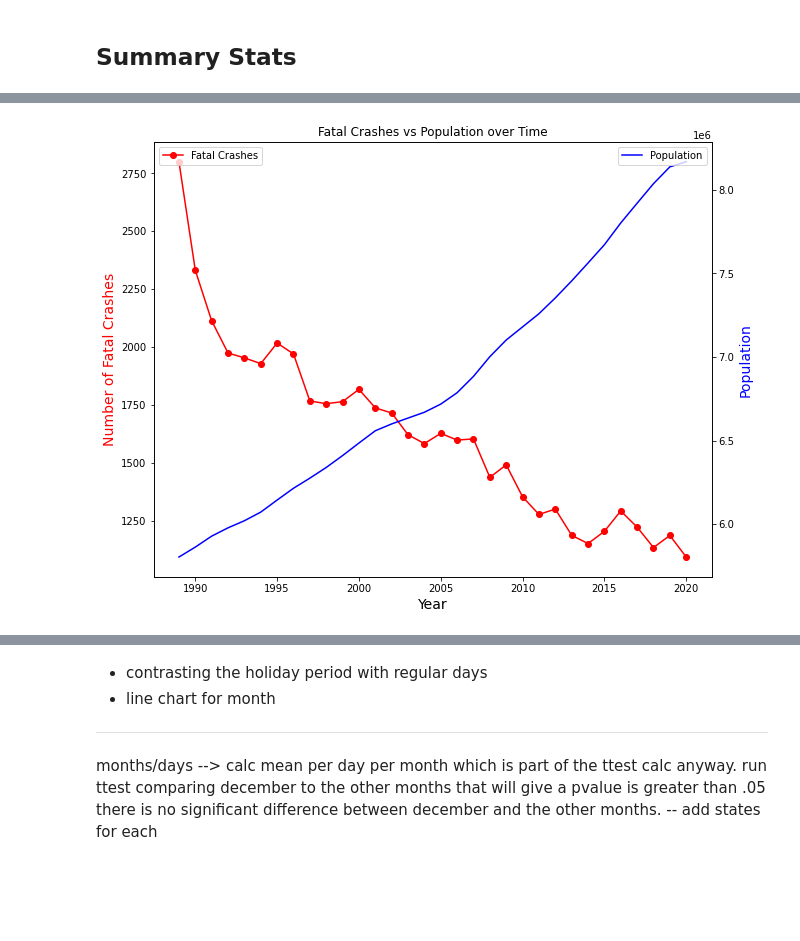
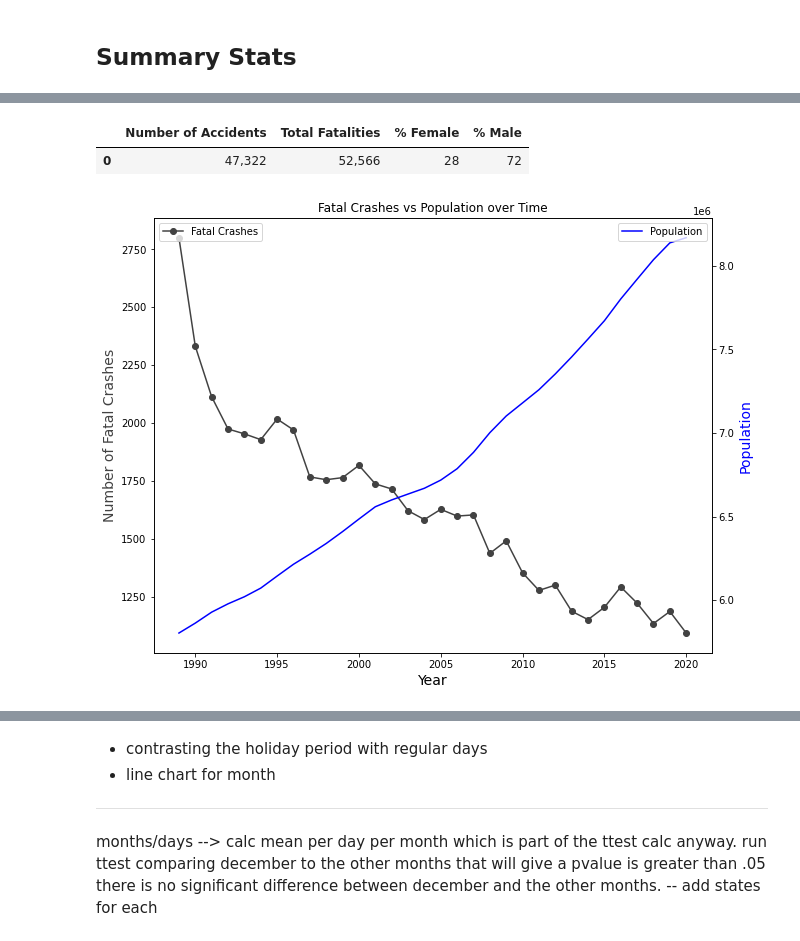
Before and after one commit to kpellas/Project_1, a Jupyter notebook: time.ipynb, the cells around one changed output, grey strips where cells are left out. Saved outputs shown, nothing was run; the diff lists cells and outputs as text; code cells hidden in the pictures; blank space fills up the shorter version.

```diff
--- a/time.ipynb
+++ b/time.ipynb
@@ -499,3 +516,8 @@ summary_df
+# %%
+summary_df
+# %% [output]
+|  | Number of Accidents | Total Fatalities | % Female | % Male |
+| 0 | 47,322 | 52,566 | 28 | 72 |
 # %%
 
 
@@ -505,40 +527,40 @@ year_group = main_df.groupby(main_df['Year'])
 crash_by_year = year_group["Crash ID"].count()
 pop_by_year = year_group["All"].max()
 
-x_axis = year_df["Year"].unique()
+x_axis = main_df["Year"].unique()
 x_axis = np.sort(x_axis)
 
 # create figure and axis objects with subplots()
 fig, ax = plt.subplots(figsize = (10, 8))
 
 # make a plot for fatal crashes and set title
 ax.set_title("Fatal Crashes vs Population over Time")
-ax.plot(x_axis, crash_by_year, color="red", marker="o")
+ax.plot(x_axis, crash_by_year, color="#424242", marker="o")
 
 # set x-axis label
 ax.set_xlabel("Year", fontsize=14)
 
 # set y-axis label
-ax.set_ylabel("Number of Fatal Crashes", color="red", fontsize=14)
+ax.set_ylabel("Number of Fatal Crashes", color="#424242", fontsize=14)
 
 # crash_by_year
 ax.legend(["Fatal Crashes"], loc="upper left")
 
 # twin object for two different y-axis on the sample plot
 ax2= ax.twinx()
 
 # make a plot with different y-axis using second axis object
 ax2.plot(x_axis, pop_by_year, color="blue")
 ax2.set_ylabel("Population", color="blue",fontsize=14)
 ax2.legend(["Population"], loc="upper right")
 plt.show()
 
 fig.savefig('fatal_crashes_vs_population.jpg',
             format='jpeg',
             dpi=100,
             bbox_inches='tight')
 # %% [output]
-[figure, old version]
+[figure, new version]
 # %%
 month_group = main_df.groupby(main_df["Crash Month"])
 crash_by_month = month_group["Crash ID"].count()
```
Also changed, not shown: parts of 26 cells of this notebook, 4 other files.
